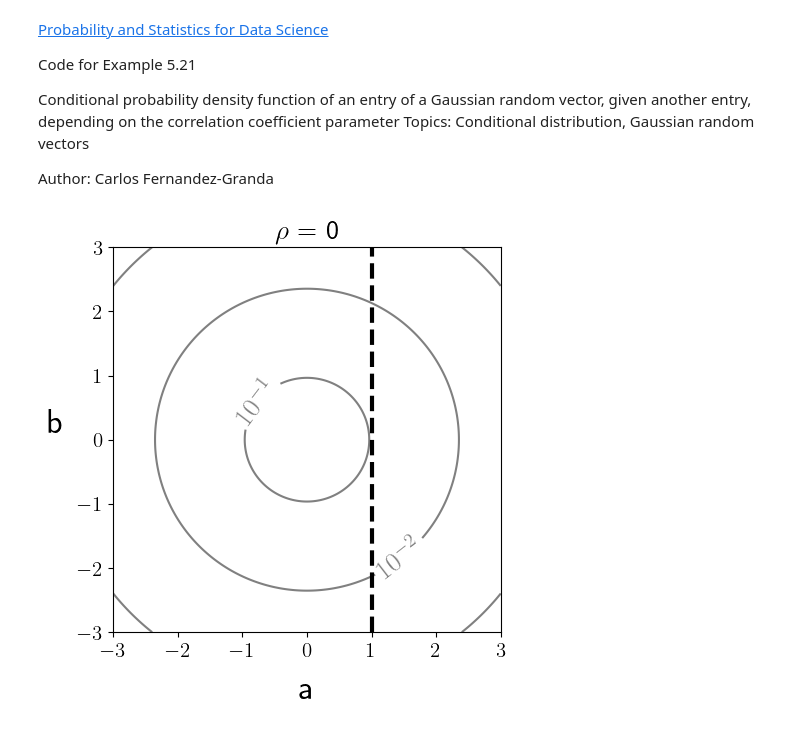
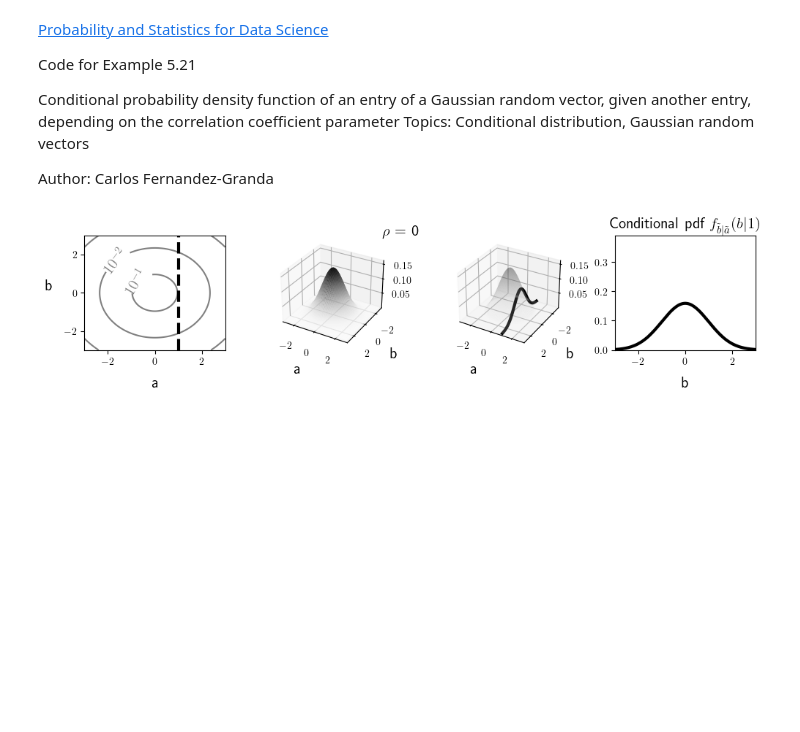
Before and after one commit to cfgranda/ps4ds, a Jupyter notebook: multiple_continuous_variables/gaussian_2D_conditionals.ipynb, the cells around one changed output. Drawn from its saved outputs; the diff is of its cells as text; code cells hidden in the pictures; blank space fills up the shorter version.

```diff
--- a/multiple_continuous_variables/gaussian_2D_conditionals.ipynb
+++ b/multiple_continuous_variables/gaussian_2D_conditionals.ipynb
@@ -14,9 +14,8 @@ import matplotlib
 matplotlib.rcParams['text.usetex'] = True
 from mpl_toolkits.mplot3d import Axes3D
 
-font_size = 20
+font_size = 15
 font_size_ticks = 15
-font_size_extra = 5
 
 xmin = -3
 xmax = 3
@@ -29,77 +28,67 @@ y = np.linspace(ymin, ymax,200)
 
 def gaussian(x,y,rho):
     return (np.exp(-( x**2 - 2*rho*x*y + y**2)/2/(1-rho**2))
                   /(2 * np.pi * np.sqrt(1-rho**2)))
 
 def gaussian_cond(x,y,rho):
     return (np.exp(-( (y-rho * x)**2 )/2/(1-rho**2))
                   /(2 * np.pi * np.sqrt(1-rho**2)))
 
 X, Y = np.meshgrid(x, y)
 
 rho_vals = [0,0.5,0.9]
 level_list = [1e-30,1e-20,1e-10,1e-7,1e-4,1e-2,1e-1]
 cond_val = 1.0
 f_max = 0.39
 
 for ind,rho in enumerate(rho_vals):
     Z = gaussian(X, Y,rho)
 
-    fig = plt.figure(figsize = (5,5))
-    CS = plt.contour(X, Y, Z, levels = level_list,colors='gray')
+    fig, axes = plt.subplots(1, 4, figsize=(10,3),width_ratios=[1,1,1,1])
+
+    fig.suptitle(r"$\rho$ = " + str(rho),fontsize=font_size,y = 0.8)
+
+    CS = axes[0].contour(X, Y, Z, levels = level_list,colors='gray')
     fmt = {}
     strs = [r'$10^{-30}$',r'$10^{-20}$',r'$10^{-10}$',r'$10^{-7}$',r'$10^{-4}$',r'$10^{-2}$',r'$10^{-1}$','0.25']
     for l, s in zip(CS.levels, strs):
         fmt[l] = s
-    plt.clabel(CS, fontsize=font_size, inline=1,fmt=fmt)
-    plt.xticks(fontsize=font_size_ticks)
-    plt.yticks(fontsize=font_size_ticks)
-    plt.vlines(cond_val,ymin,ymax,lw=3,ls="dashed",color="black")
-    plt.xlabel("a", fontsize=font_size+font_size_extra,labelpad=10)
-    h = plt.ylabel("b", fontsize=font_size+font_size_extra,labelpad=15)
+    axes[0].clabel(CS, fontsize=font_size, inline=1,fmt=fmt)
+    axes[0].vlines(cond_val,ymin,ymax,lw=3,ls="dashed",color="black")
+    axes[0].set_xlabel("a", fontsize=font_size,labelpad=10)
+    h = axes[0].set_ylabel("b", fontsize=font_size,labelpad=15)
     h.set_rotation(0)
-    plt.ylim([ymin,ymax])
-    plt.xlim([xmin,xmax])
-    plt.title(r"$\rho$ = " + str(rho), fontsize=font_size)
-    plt.show()
+    axes[0].set_ylim([ymin,ymax])
+    axes[0].set_xlim([xmin,xmax])
 
-    fig = plt.figure(figsize = (5,5))
-    ax = fig.add_subplot(projection = '3d')
+    axes[1].remove()
+    ax1 = fig.add_subplot(1, 4, 2, projection='3d')
     z_cond = gaussian(cond_val, y,rho)
-    ax.plot_surface(X, Y, Z, rstride=1, cstride=3, cmap='Greys',alpha=1,edgecolor='none',rasterized=True)
-    plt.xticks([-2,0,2],fontsize=font_size_ticks)
-    plt.yticks([-2,0,2],fontsize=font_size_ticks)
-    ax.zaxis.set_tick_params(labelsize=font_size_ticks,pad=12)
-    plt.ylim([ymax,ymin])
-    plt.xlim([xmin,xmax])
-    ax.set_zlim3d(zmin,zmax)
-    plt.ylabel('b',fontsize=font_size,labelpad = 5)
-    plt.xlabel('a',fontsize=font_size,labelpad = 5)
-    plt.title(r"$\rho$ = " + str(rho), fontsize=font_size)
+    ax1.plot_surface(X, Y, Z, rstride=1, cstride=3, cmap='Greys',alpha=1,edgecolor='none',rasterized=True)
+    ax1.set_xticks([-2,0,2])
+    ax1.set_yticks([-2,0,2])
+    ax1.set_ylim([ymax,ymin])
+    ax1.set_xlim([xmin,xmax])
+    ax1.set_ylabel('b',fontsize=font_size,labelpad = 5)
+    ax1.set_xlabel('a',fontsize=font_size,labelpad = 5)
 
-    fig = plt.figure(figsize = (5,5))
-    ax = fig.add_subplot(projection = '3d')
+    axes[2].remove()
+    ax2 = fig.add_subplot(1, 4, 3, projection='3d')
     z_cond = gaussian(cond_val, y,rho)
-    ax.plot_surface(X, Y, Z, rstride=1, cstride=3, cmap='Greys',alpha=0.2,edgecolor='none',rasterized=True)
-    plt.xticks([-2,0,2],fontsize=font_size_ticks)
-    plt.yticks([-2,0,2],fontsize=font_size_ticks)
-    ax.zaxis.set_tick_params(labelsize=font_size_ticks,pad=12)
-    ax.plot(cond_val*np.ones(len(x)), y, z_cond,lw=3,color="black",alpha=1)
-    plt.ylim([ymax,ymin])
-    plt.xlim([xmin,xmax])
-    ax.set_zlim3d(zmin,zmax)
-    plt.ylabel('b',fontsize=font_size,labelpad = 5)
-    plt.xlabel('a',fontsize=font_size,labelpad = 5)
-    plt.title(r"$\rho$ = " + str(rho), fontsize=font_size)
+    ax2.plot_surface(X, Y, Z, rstride=1, cstride=3, cmap='Greys',alpha=0.2,edgecolor='none',rasterized=True)
+    ax2.set_xticks([-2,0,2])
+    ax2.set_yticks([-2,0,2])
+    ax2.plot(cond_val*np.ones(len(x)), y, z_cond,lw=3,color="black",alpha=1)
+    ax2.set_ylim([ymax,ymin])
+    ax2.set_xlim([xmin,xmax])
+    ax2.set_ylabel('b',fontsize=font_size,labelpad = 5)
+    ax2.set_xlabel('a',fontsize=font_size,labelpad = 5)
 
-    plt.figure(figsize=(5,5))
-    plt.xticks(fontsize=font_size_ticks)
-    plt.yticks(fontsize=font_size_ticks)
-    plt.plot(y,gaussian_cond(cond_val,y,rho),color="black",lw=3)
-    plt.xlim([xmin,xmax])
-    plt.ylim([0,f_max])
-    plt.xlabel("b", fontsize=font_size+font_size_extra,labelpad=10)
-    plt.ylabel(r"Conditional pdf $f_{\tilde{b}|\tilde{a}}(b|1)$", fontsize=font_size+font_size_extra,labelpad=15)
-    plt.title(r"$\rho$ = " + str(rho), fontsize=font_size)
+    axes[3].plot(y,gaussian_cond(cond_val,y,rho),color="black",lw=3)
+    axes[3].set_xlim([xmin,xmax])
+    axes[3].set_ylim([0,f_max])
+    axes[3].set_xlabel("b", fontsize=font_size,labelpad=10)
+    axes[3].set_title(r"Conditional pdf $f_{\tilde{b}|\tilde{a}}(b|1)$", fontsize=font_size,pad=5)
+    plt.tight_layout();
 # %% [output]
-[figure, old version]
+[figure, new version]
```
Also changed, not shown: parts of 2 cells of this notebook, 6 other files.
